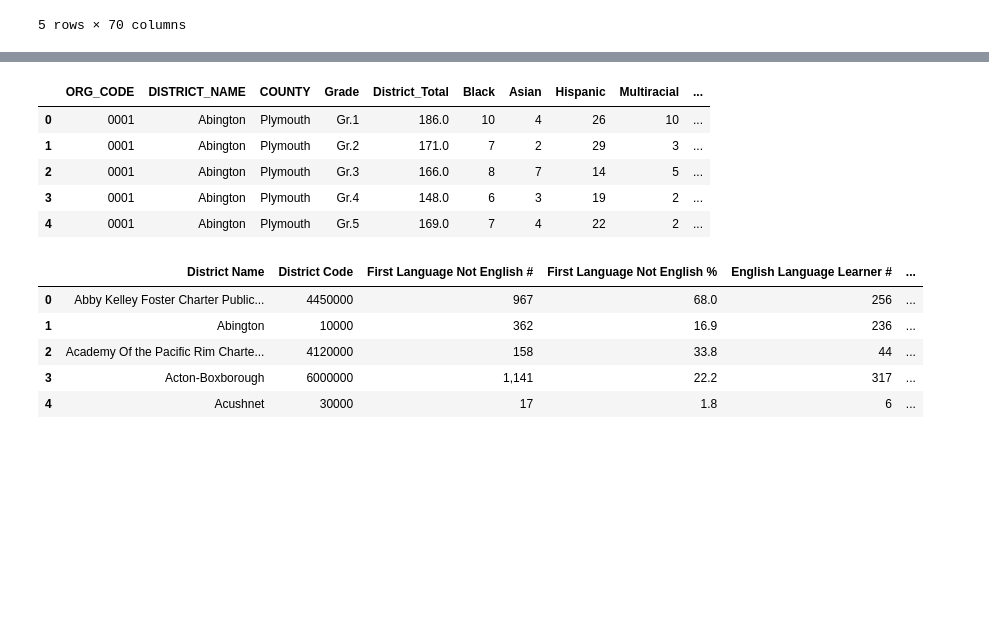
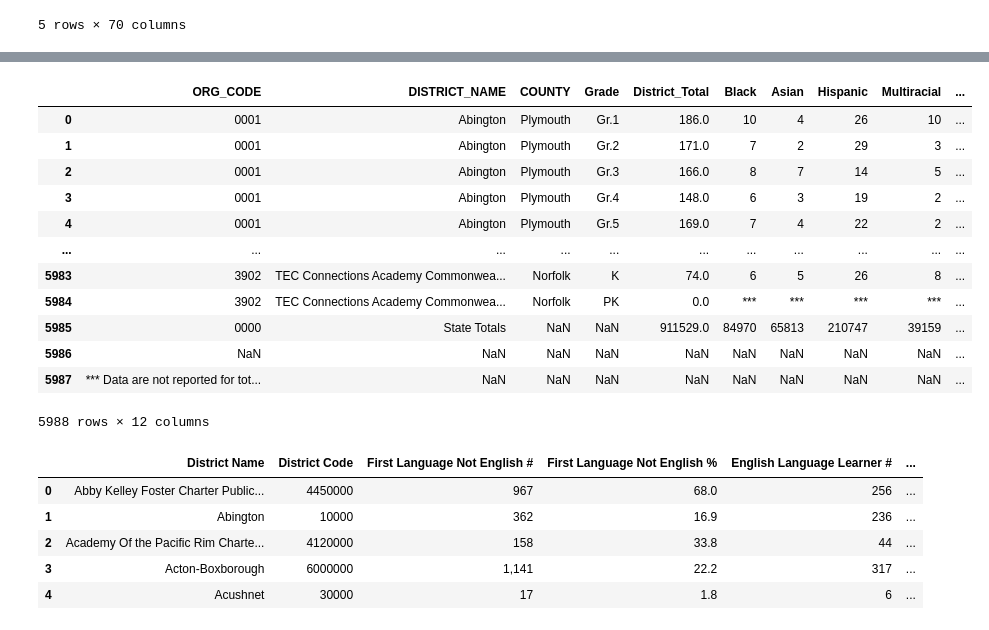
Before and after one commit to alexcraig043/qss-20-final-project, a Jupyter notebook: src/code/main.ipynb, the cells around one changed output, grey strips where cells are left out. Cells and saved outputs as stored; diff of their text form; code cells hidden in the pictures; blank space fills up the shorter version.

Commit message:
cleaned some data

```diff
--- a/src/code/main.ipynb
+++ b/src/code/main.ipynb
@@ -34,13 +33,20 @@ naeps_df.head()
 # %%
 racial_enrollment_df = pd.read_excel("../data/district_grade_race_enrollment_22.xlsx")
-racial_enrollment_df.head()
+racial_enrollment_df
 # %% [output]
 |  | ORG_CODE | DISTRICT_NAME | COUNTY | Grade | District_Total | Black | Asian | Hispanic | Multiracial | ... |
 | 0 | 0001 | Abington | Plymouth | Gr.1 | 186.0 | 10 | 4 | 26 | 10 | ... |
 | 1 | 0001 | Abington | Plymouth | Gr.2 | 171.0 | 7 | 2 | 29 | 3 | ... |
 | 2 | 0001 | Abington | Plymouth | Gr.3 | 166.0 | 8 | 7 | 14 | 5 | ... |
 | 3 | 0001 | Abington | Plymouth | Gr.4 | 148.0 | 6 | 3 | 19 | 2 | ... |
 | 4 | 0001 | Abington | Plymouth | Gr.5 | 169.0 | 7 | 4 | 22 | 2 | ... |
+| ... | ... | ... | ... | ... | ... | ... | ... | ... | ... | ... |
+| 5983 | 3902 | TEC Connections Academy Commonwea... | Norfolk | K | 74.0 | 6 | 5 | 26 | 8 | ... |
+| 5984 | 3902 | TEC Connections Academy Commonwea... | Norfolk | PK | 0.0 | *** | *** | *** | *** | ... |
+| 5985 | 0000 | State Totals | NaN | NaN | 911529.0 | 84970 | 65813 | 210747 | 39159 | ... |
+| 5986 | NaN | NaN | NaN | NaN | NaN | NaN | NaN | NaN | NaN | ... |
+| 5987 | *** Data are not reported for tot... | NaN | NaN | NaN | NaN | NaN | NaN | NaN | NaN | ... |
+5988 rows × 12 columns
 # %%
 socio_eco_df = pd.read_excel("../data/selectedpopulations.xlsx")
 socio_eco_df.head()
```
Also changed, not shown: parts of 14 cells of this notebook, 4 other files.
